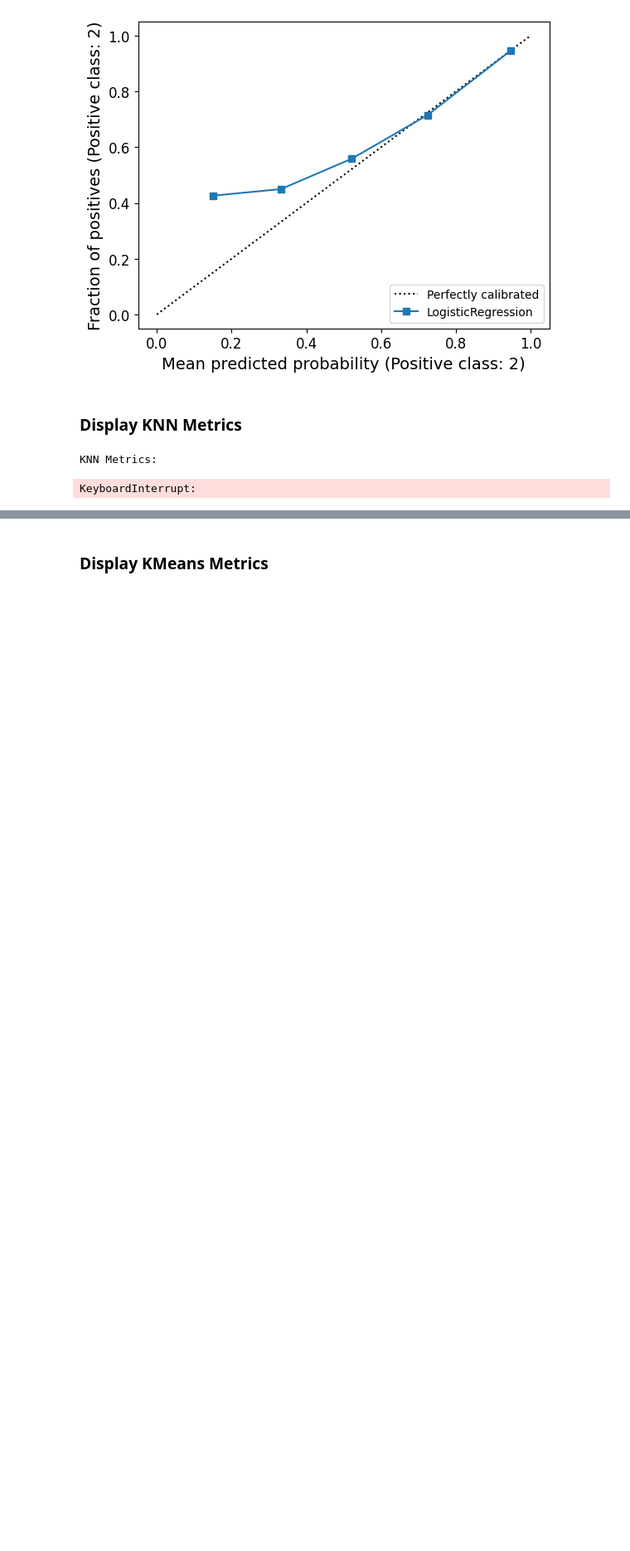
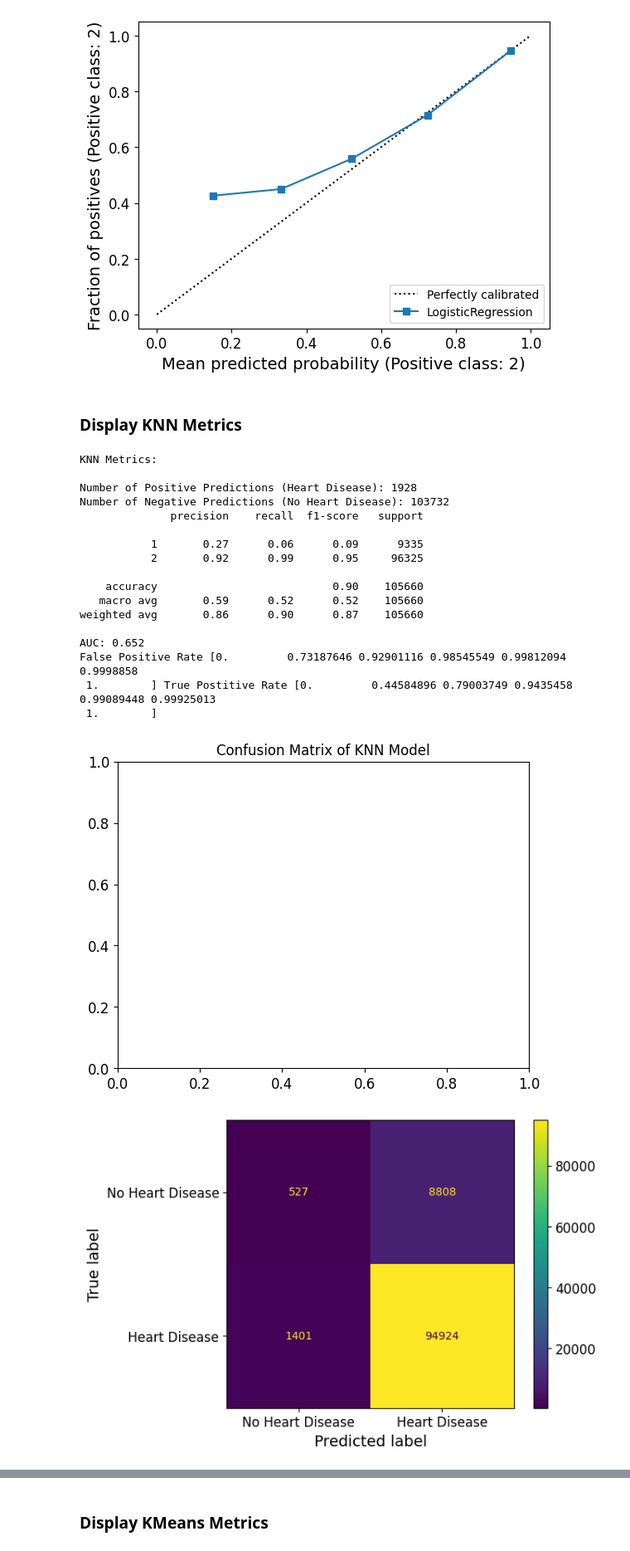
Before and after one commit to Suhyrhasan/Risk-Prediction-For-Heart-Disease, a Jupyter notebook: ModelEvaluation.ipynb, the cells around one changed output, grey strips where cells are left out. Shown: that part at 83% size. Saved outputs shown, nothing was run; the diff lists cells and outputs as text; code cells hidden in the pictures; blank space fills up the shorter version.

Commit message:
final run for model evaluation

```diff
--- a/ModelEvaluation.ipynb
+++ b/ModelEvaluation.ipynb
@@ -293,33 +293,50 @@ def evaluate_KNN():
     # plot confusion matrix
     from sklearn.metrics import ConfusionMatrixDisplay
     cm = confusion_matrix(y_test, y_pred, labels=full_knn_model.classes_)
-    display = ConfusionMatrixDisplay(confusion_matrix=cm, display_labels={'No Heart Disease', 'Heart Disease'}, display_title=('Confusion Matrix of KNN Model'))
+    display = ConfusionMatrixDisplay(confusion_matrix=cm, display_labels={'No Heart Disease', 'Heart Disease'})
     plt.title('Confusion Matrix of KNN Model')
     display.plot()
     plt.show()
 
     # plot ROC Curve
     plt.plot([0, 1], [0, 1], linestyle='--')
     # plot the roc curve for the model
     plt.plot(fpr, tpr, marker='.')
     # labels
     plt.xlabel('False Positive Rate')
     plt.ylabel('True Positive Rate')
     plt.title('ROC Curve')
     # show the plot
     plt.show()
 
     # Plot Precision Recall Display
     prec, recall, _ = precision_recall_curve(y_test, probs, pos_label=1)
     pr_display = PrecisionRecallDisplay(precision=prec, recall=recall).plot()
     # labels
     plt.xlabel('Recall')
     plt.ylabel('Precision')
     plt.title('Precision Recall Curve')
     # show the plot
     plt.show()
 
 evaluate_KNN()
 # %% [output]
 KNN Metrics:
+
+Number of Positive Predictions (Heart Disease): 1928
+Number of Negative Predictions (No Heart Disease): 103732
+              precision    recall  f1-score   support
+
+           1       0.27      0.06      0.09      9335
+           2       0.92      0.99      0.95     96325
+
+    accuracy                           0.90    105660
+   macro avg       0.59      0.52      0.52    105660
+weighted avg       0.86      0.90      0.87    105660
+
+AUC: 0.652
+False Positive Rate [0.         0.73187646 0.92901116 0.98545549 0.99812094 0.9998858
+ 1.        ] True Postitive Rate [0.         0.44584896 0.79003749 0.9435458  0.99089448 0.99925013
+ 1.        ]
-KeyboardInterrupt:
+[figure, added]
+[figure, added]
```
Also changed, not shown: parts of 5 cells of this notebook, 2 other files.
